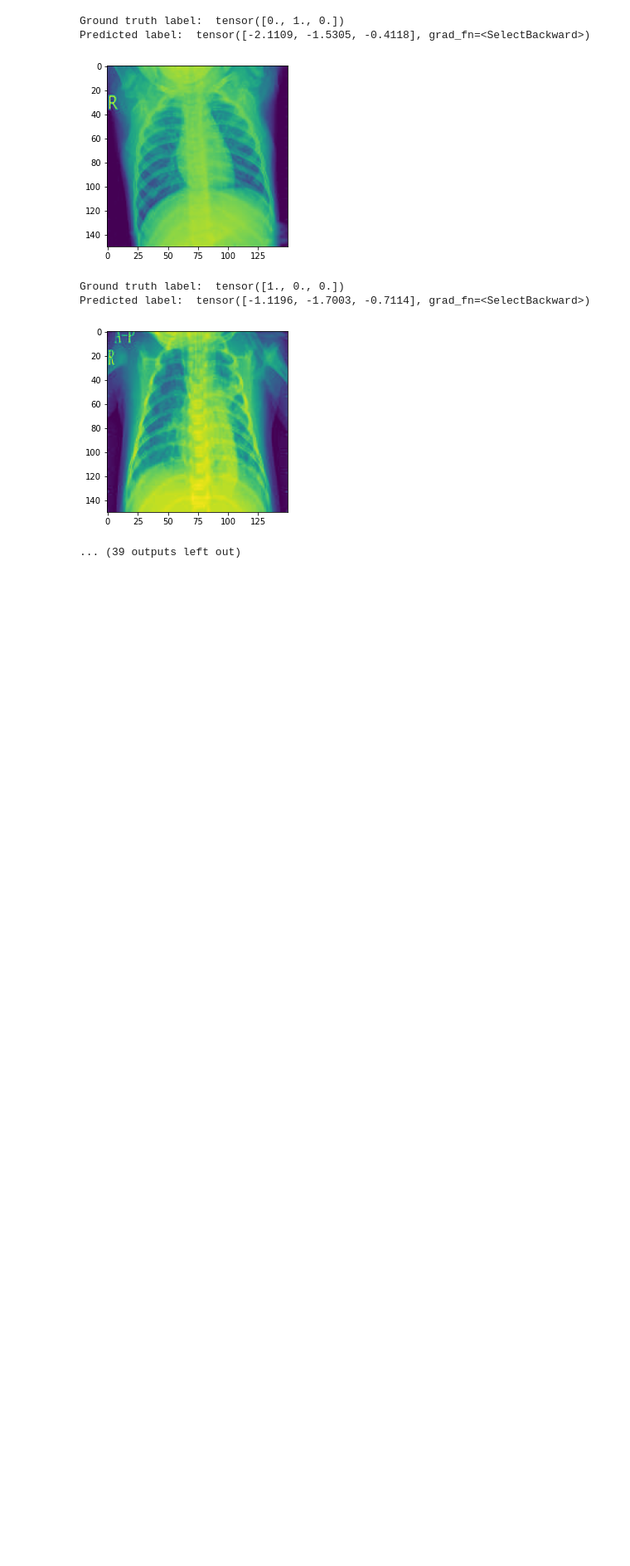
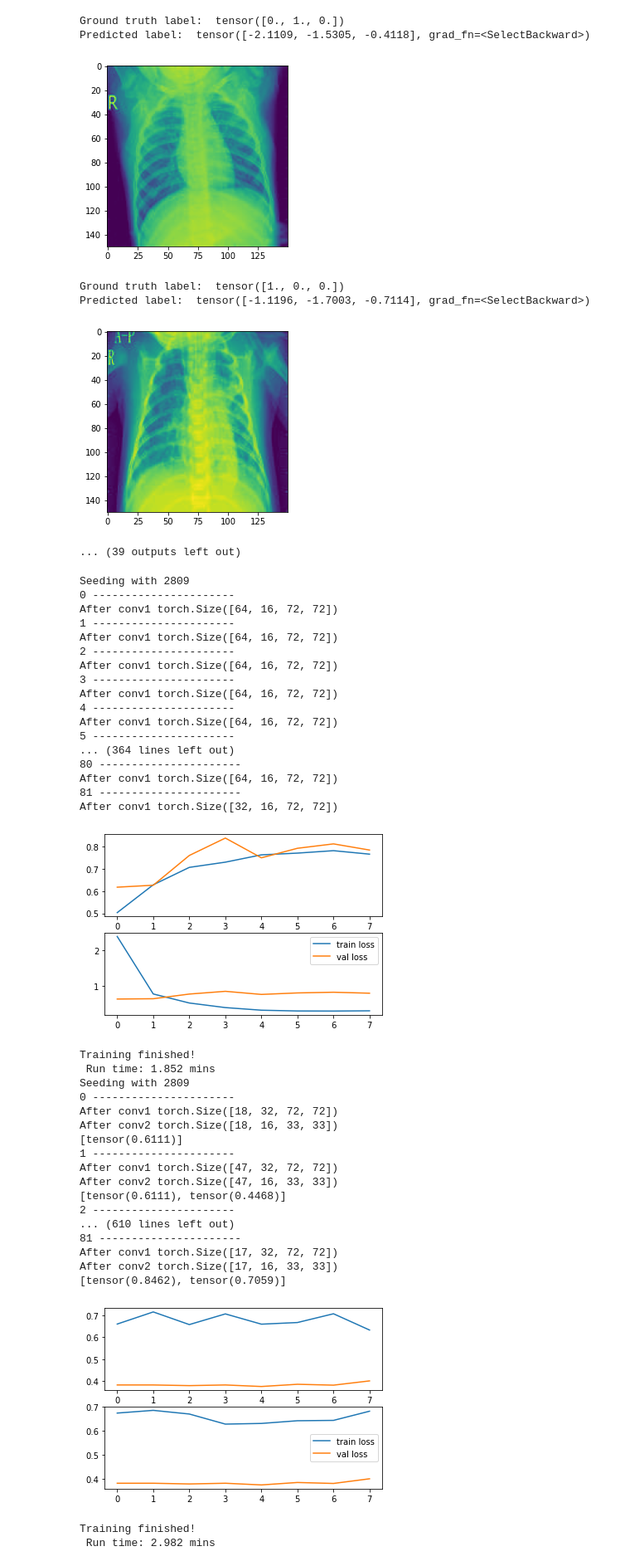
Before and after one commit to Amarjyotkaur/Deep-Learning-X_Ray-Image-Classification, a Jupyter notebook: mainCode.ipynb, the cells around one changed output. Shown at 83% size. Cells and saved outputs as stored; diff of their text form; code cells hidden in the pictures; blank space fills up the shorter version.

Commit message:
binaryclassifier

```diff
--- a/mainCode.ipynb
+++ b/mainCode.ipynb
@@ -95,11 +95,12 @@ tensor([0., 1., 0.])
 bs_val = 64
 # %%
 # creating dataloader object
-train_loader = DataLoader(ld_train, batch_size = bs_val, shuffle = True)
+gen = torch.Generator()
+train_loader = DataLoader(ld_train, batch_size = bs_val, shuffle = True, generator=gen)
 print(train_loader)
-test_loader = DataLoader(ld_test, batch_size = bs_val, shuffle = True)
+test_loader = DataLoader(ld_test, batch_size = bs_val, shuffle = True, generator=gen)
 print(test_loader)
-val_loader = DataLoader(ld_val, batch_size = bs_val, shuffle = True)
+val_loader = DataLoader(ld_val, batch_size = bs_val, shuffle = True,generator=gen)
 print(val_loader)
 # %% [output]
 <torch.utils.data.dataloader.DataLoader object at 0x...>
@@ -298,3 +299,47 @@ Ground truth label:  tensor([1., 0., 0.])
 Predicted label:  tensor([-1.1196, -1.7003, -0.7114], grad_fn=<SelectBackward>)
 [figure]
 ... (39 outputs left out)
+# %%
+from binaryclassifier import *
+loss_function=nn.NLLLoss()
+model1, predlist = train_binary_classifier_model1(train_loader,1,loss_function,gen,test_loader)
+model = train_binary_classifier_model2(train_loader,1,loss_function, predlist, gen, test_loader)
+# %% [output]
+Seeding with 2809
+0 ----------------------
+After conv1 torch.Size([64, 16, 72, 72])
+1 ----------------------
+After conv1 torch.Size([64, 16, 72, 72])
+2 ----------------------
+After conv1 torch.Size([64, 16, 72, 72])
+3 ----------------------
+After conv1 torch.Size([64, 16, 72, 72])
+4 ----------------------
+After conv1 torch.Size([64, 16, 72, 72])
+5 ----------------------
+... (364 lines left out)
+80 ----------------------
+After conv1 torch.Size([64, 16, 72, 72])
+81 ----------------------
+After conv1 torch.Size([32, 16, 72, 72])
+[figure, added]
+Training finished!
+ Run time: 1.852 mins
+Seeding with 2809
+0 ----------------------
+After conv1 torch.Size([18, 32, 72, 72])
+After conv2 torch.Size([18, 16, 33, 33])
+[tensor(0.6111)]
+1 ----------------------
+After conv1 torch.Size([47, 32, 72, 72])
+After conv2 torch.Size([47, 16, 33, 33])
+[tensor(0.6111), tensor(0.4468)]
+2 ----------------------
+... (610 lines left out)
+81 ----------------------
+After conv1 torch.Size([17, 32, 72, 72])
+After conv2 torch.Size([17, 16, 33, 33])
+[tensor(0.8462), tensor(0.7059)]
+[figure, added]
+Training finished!
+ Run time: 2.982 mins
```
Also changed, not shown: 1 other file.
